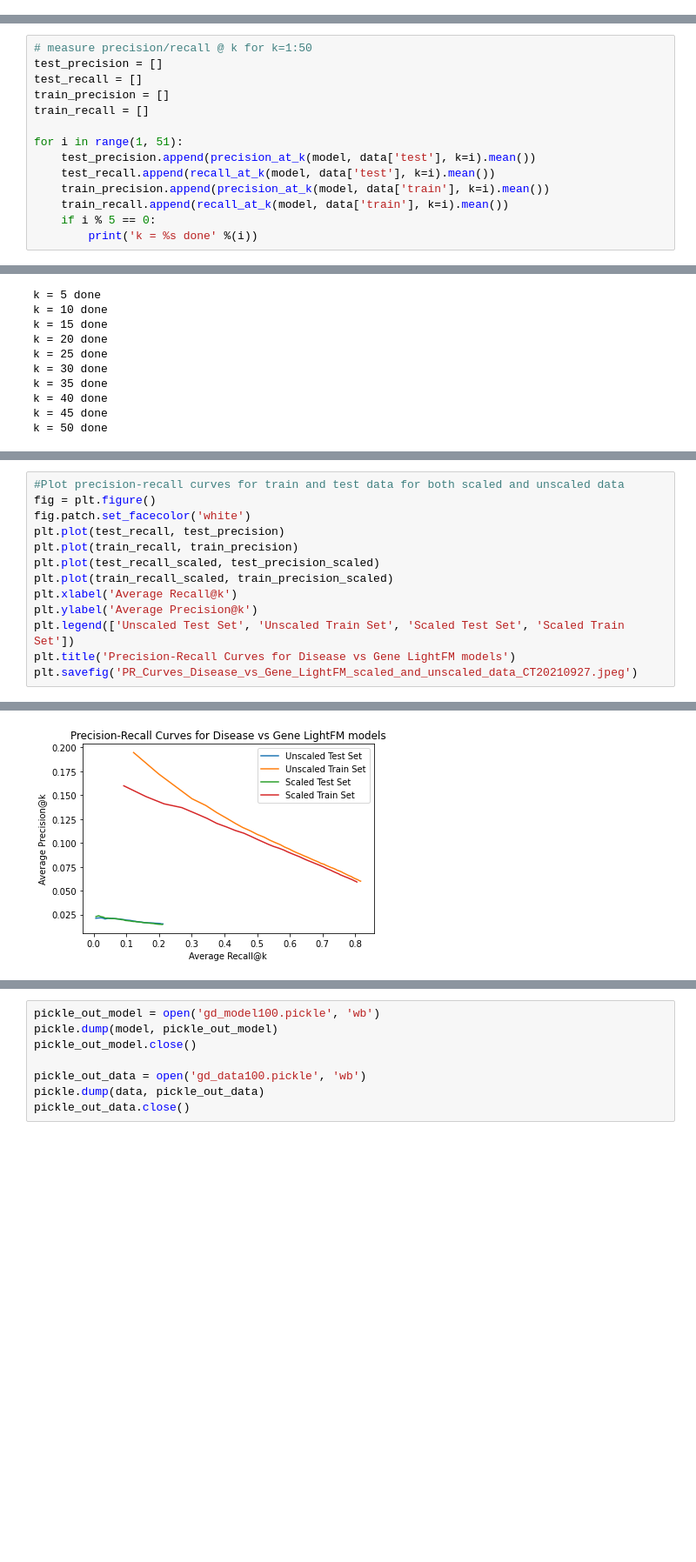
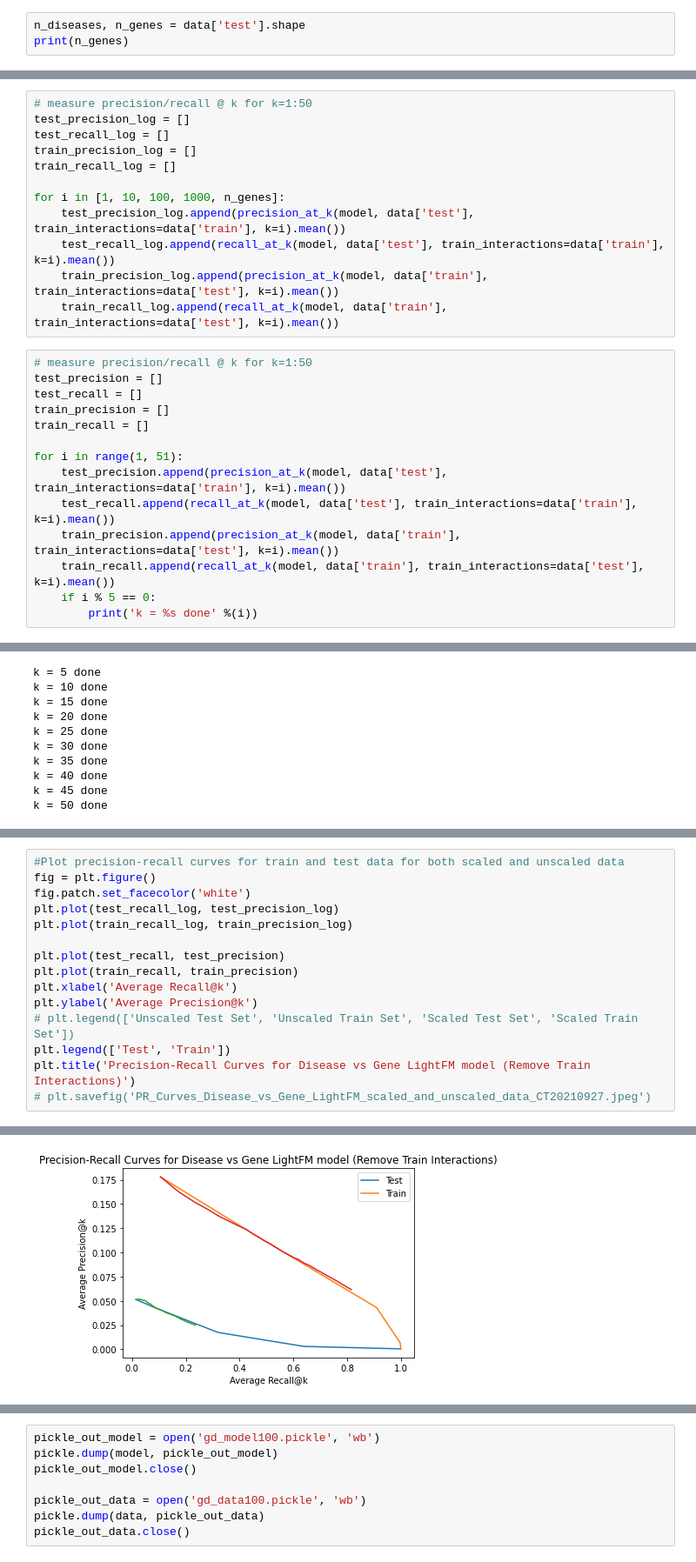
Before and after one commit to meuleman/gilbertAPI, a Jupyter notebook: recommendersystems/lightfm/disgenet/LightFM_Gene_Disease.ipynb, the cells around one changed output, grey strips where cells are left out. Shown at 87% size. Drawn from its saved outputs; the diff is of its cells as text; blank space fills up the shorter version.

```diff
--- a/recommendersystems/lightfm/disgenet/LightFM_Gene_Disease.ipynb
+++ b/recommendersystems/lightfm/disgenet/LightFM_Gene_Disease.ipynb
@@ -128,3 +136,6 @@ auc_scaled = auc_score(model_scaled, data_scaled['test']).mean()
 print(auc_scaled)
 # %% [output]
 0.8336558
+# %%
+n_diseases, n_genes = data['test'].shape
+print(n_genes)
@@ -131,3 +144,15 @@ print(auc_scaled)
+# %%
+# measure precision/recall @ k for k=1:50
+test_precision_log = []
+test_recall_log = []
+train_precision_log = []
+train_recall_log = []
+
+for i in [1, 10, 100, 1000, n_genes]:
+    test_precision_log.append(precision_at_k(model, data['test'], train_interactions=data['train'], k=i).mean())
+    test_recall_log.append(recall_at_k(model, data['test'], train_interactions=data['train'], k=i).mean())
+    train_precision_log.append(precision_at_k(model, data['train'], train_interactions=data['test'], k=i).mean())
+    train_recall_log.append(recall_at_k(model, data['train'], train_interactions=data['test'], k=i).mean())
 # %%
 # measure precision/recall @ k for k=1:50
 test_precision = []
@@ -136,10 +161,10 @@ train_precision = []
 train_recall = []
 
 for i in range(1, 51):
-    test_precision.append(precision_at_k(model, data['test'], k=i).mean())
-    test_recall.append(recall_at_k(model, data['test'], k=i).mean())
-    train_precision.append(precision_at_k(model, data['train'], k=i).mean())
-    train_recall.append(recall_at_k(model, data['train'], k=i).mean())
+    test_precision.append(precision_at_k(model, data['test'], train_interactions=data['train'], k=i).mean())
+    test_recall.append(recall_at_k(model, data['test'], train_interactions=data['train'], k=i).mean())
+    train_precision.append(precision_at_k(model, data['train'], train_interactions=data['test'], k=i).mean())
+    train_recall.append(recall_at_k(model, data['train'], train_interactions=data['test'], k=i).mean())
     if i % 5 == 0:
         print('k = %s done' %(i))
 # %% [output]
@@ -207,13 +238,15 @@ print(precision_at_k(model, data['train'], k=15, num_threads=1).mean())
 #Plot precision-recall curves for train and test data for both scaled and unscaled data
 fig = plt.figure()
 fig.patch.set_facecolor('white')
+plt.plot(test_recall_log, test_precision_log)
+plt.plot(train_recall_log, train_precision_log)
+
 plt.plot(test_recall, test_precision)
 plt.plot(train_recall, train_precision)
-plt.plot(test_recall_scaled, test_precision_scaled)
-plt.plot(train_recall_scaled, train_precision_scaled)
 plt.xlabel('Average Recall@k')
 plt.ylabel('Average Precision@k')
-plt.legend(['Unscaled Test Set', 'Unscaled Train Set', 'Scaled Test Set', 'Scaled Train Set'])
-plt.title('Precision-Recall Curves for Disease vs Gene LightFM models')
-plt.savefig('PR_Curves_Disease_vs_Gene_LightFM_scaled_and_unscaled_data_CT20210927.jpeg')
+# plt.legend(['Unscaled Test Set', 'Unscaled Train Set', 'Scaled Test Set', 'Scaled Train Set'])
+plt.legend(['Test', 'Train'])
+plt.title('Precision-Recall Curves for Disease vs Gene LightFM model (Remove Train Interactions)')
+# plt.savefig('PR_Curves_Disease_vs_Gene_LightFM_scaled_and_unscaled_data_CT20210927.jpeg')
 # %% [output]
@@ -220 +254 @@ plt.savefig('PR_Curves_Disease_vs_Gene_LightFM_scaled_and_unscaled_data_CT202109
-[figure, old version]
+[figure, new version]
```
Also changed, not shown: parts of 19 cells of this notebook.
